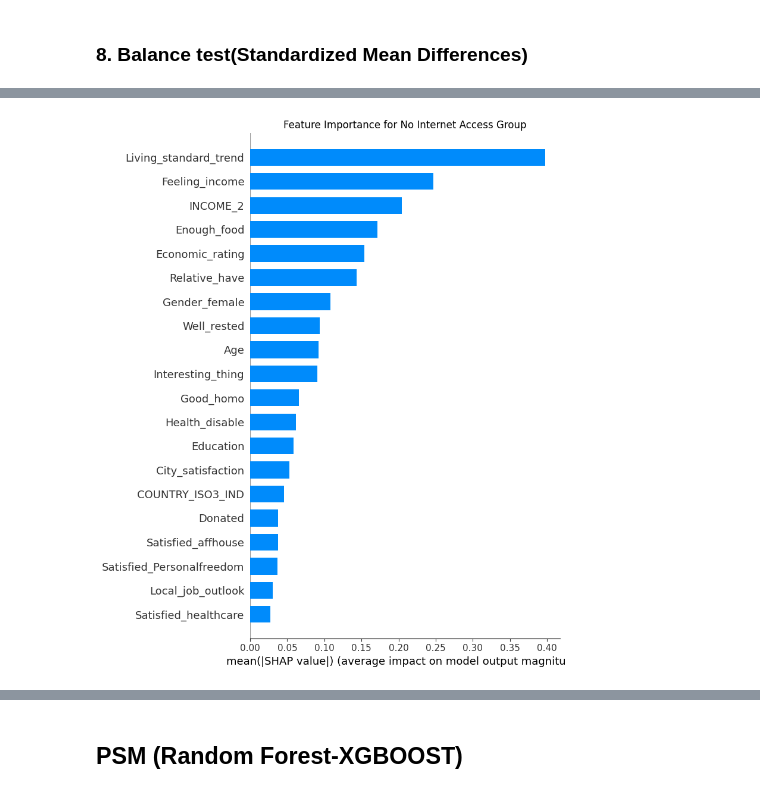
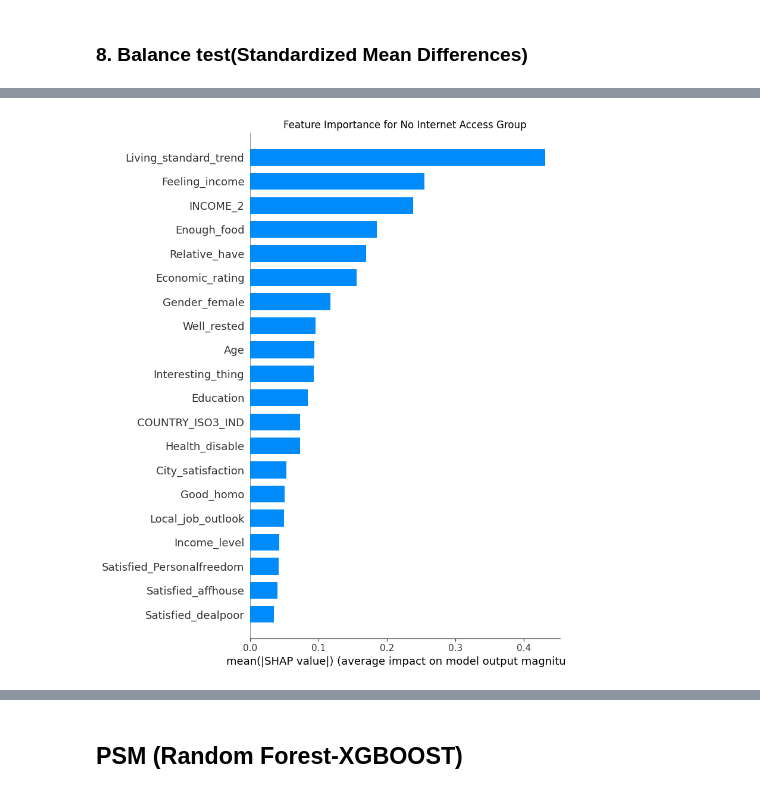
Before and after one commit to MichaelChaoLi-cpu/GallupWellBeingResearch, a Jupyter notebook: Code/ZH_AN_InternetUseDifferencePSMXgbShap_v1.ipynb, the cells around one changed output, grey strips where cells are left out. Saved outputs shown, nothing was run; the diff lists cells and outputs as text; code cells hidden in the pictures.

```diff
--- a/Code/ZH_AN_InternetUseDifferencePSMXgbShap_v1.ipynb
+++ b/Code/ZH_AN_InternetUseDifferencePSMXgbShap_v1.ipynb
@@ -258,7 +265,7 @@ matched_df = match_samples_optimized(Df_new)
 # %%
 from sklearn.neighbors import BallTree
 # %%
-def match_samples_many_to_one_efficient(df, caliper=0.1, max_matches=3, n_jobs=-1, batch_size=10000):
+def match_samples_many_to_one_efficient(df, caliper=0.2, max_matches=1, n_jobs=-1, batch_size=10000):
     treated = df[df['Internet_access_available'] == 1]
     control = df[df['Internet_access_available'] == 0]
 
@@ -501,0 +496,18 @@ R-squared score for No Internet Access: 0.2637
+# %%
+# 初始化XGBoost模型（无互联网组）
+xgb_model_control = XGBRegressor(objective='reg:squarederror', device='cuda', tree_method='hist', random_state=42)
+
+# 使用BayesSearchCV进行参数优化（无互联网组）
+bayes_search_control = BayesSearchCV(
+    estimator=xgb_model_control,
+    search_spaces=param_space,
+    n_iter=20,
+    cv=3,
+    scoring='r2',
+    n_jobs=1,
+    verbose=2,
+    random_state=42
+)
+
+# 拟合模型（无互联网组）
+bayes_search_control.fit(X_train_control, y_train_control)
@@ -501,0 +549,15 @@ R-squared score for No Internet Access: 0.2637
+# %%
+# 打印最佳参数和得分（无互联网组）
+print("Best parameters for No Internet Access group:", bayes_search_control.best_params_)
+print("Best R-squared score for No Internet Access group:", bayes_search_control.best_score_)
+
+# 使用最佳模型进行预测（无互联网组）
+best_model_control = bayes_search_control.best_estimator_
+y_pred_control = best_model_control.predict(X_test_control)
+r2_control = r2_score(y_test_control, y_pred_control)
+print(f"Test R-squared score for No Internet Access group: {r2_control:.4f}")
+
+# 计算训练集上的R方分数（无互联网组）
+y_train_pred_control = best_model_control.predict(X_train_control)
+r2_train_control = r2_score(y_train_control, y_train_pred_control)
+print(f"Train R-squared score for No Internet Access group: {r2_train_control:.4f}")
@@ -512,9 +583,13 @@ plt.show()
+# %%
+# 计算SHAP值（无互联网组）
+explainer_control = shap.TreeExplainer(best_model_control)
+shap_values_control = explainer_control.shap_values(X_test_control)
 # %%
 plt.figure(figsize=(12, 8))
-shap.summary_plot(shap_values_without, X_test_without, plot_type="bar", show=False)
+shap.summary_plot(shap_values_control, X_test_control, plot_type="bar", show=False)
 plt.title("Feature Importance for No Internet Access Group")
 plt.tight_layout()
 plt.show()
 # %% [output]
-[figure, old version]
+[figure, new version]
 # %% [markdown]
```
Also changed, not shown: parts of 40 cells of this notebook.
